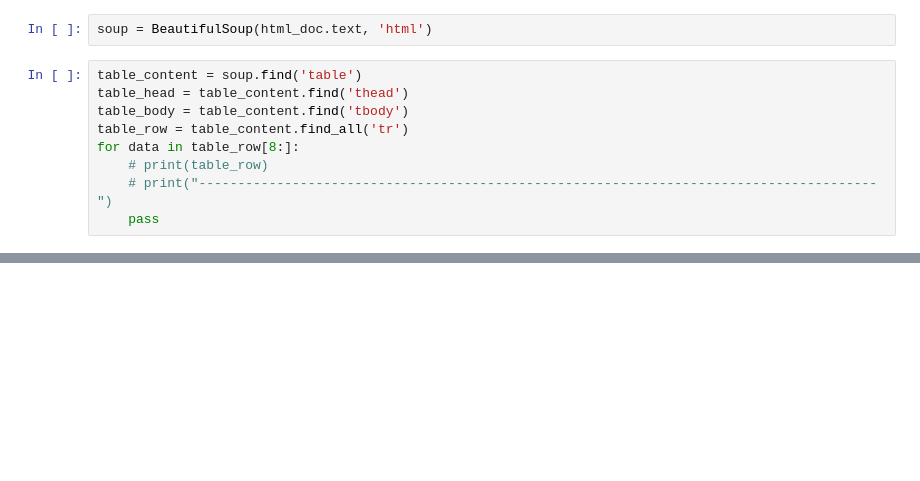
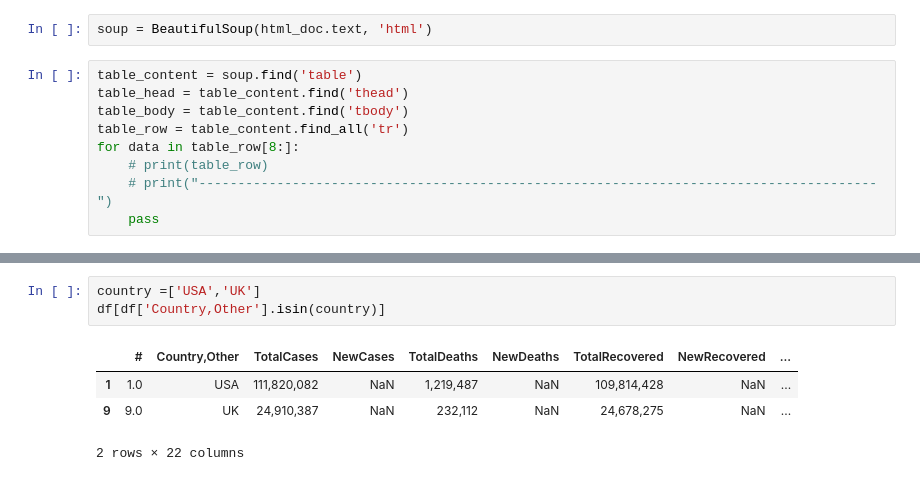
Before and after one commit to eshippingbuy/qiyas-2026-005888, a Jupyter notebook: second.ipynb, the cells around one changed output, grey strips where cells are left out. Drawn from its saved outputs; the diff is of its cells as text; blank space fills up the shorter version.

```diff
--- a/second.ipynb
+++ b/second.ipynb
@@ -34,0 +115,8 @@ Data successfully saved to coronavirus_data.csv!
+# %%
+country =['USA','UK']
+df[df['Country,Other'].isin(country)]
+# %% [output]
+|  | # | Country,Other | TotalCases | NewCases | TotalDeaths | NewDeaths | TotalRecovered | NewRecovered | ... |
+| 1 | 1.0 | USA | 111,820,082 | NaN | 1,219,487 | NaN | 109,814,428 | NaN | ... |
+| 9 | 9.0 | UK | 24,910,387 | NaN | 232,112 | NaN | 24,678,275 | NaN | ... |
+2 rows × 22 columns
```
Also changed, not shown: parts of 8 cells of this notebook, 4 other files.
